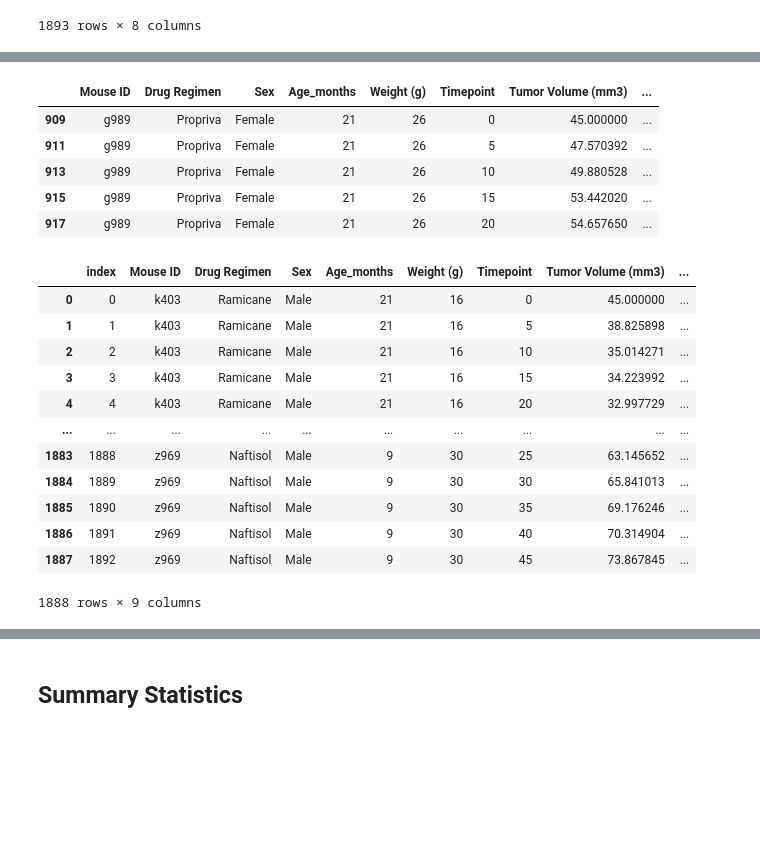
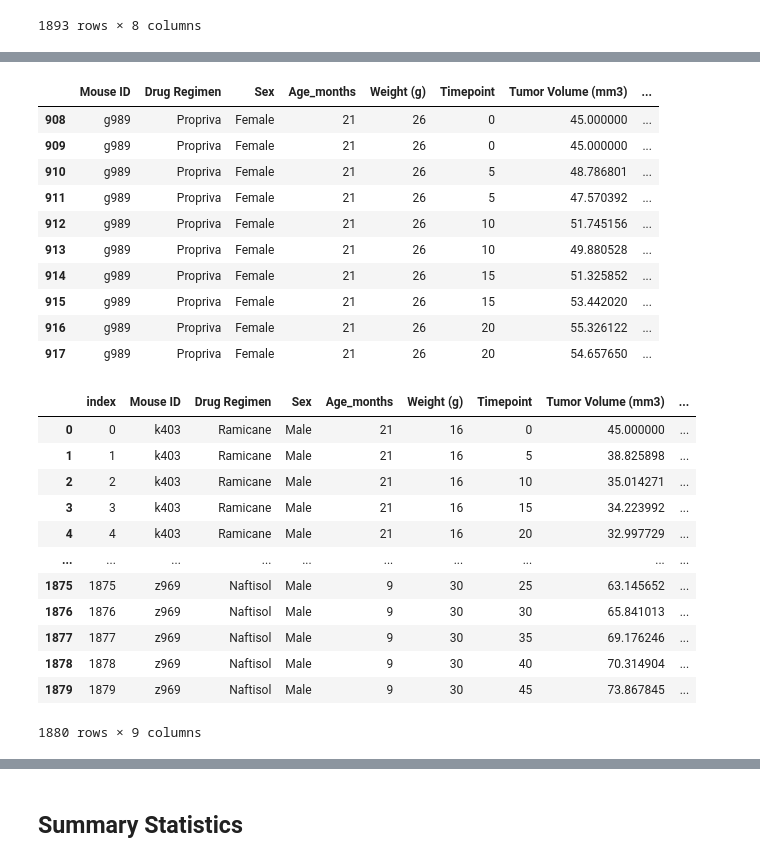
Before and after one commit to herzf012/pymaceuticals_inc, a Jupyter notebook: Pymaceuticals/pymaceuticals_starter.ipynb, the cells around one changed output, grey strips where cells are left out. Drawn from its saved outputs; the diff is of its cells as text; code cells hidden in the pictures; blank space fills up the shorter version.

```diff
--- a/Pymaceuticals/pymaceuticals_starter.ipynb
+++ b/Pymaceuticals/pymaceuticals_starter.ipynb
@@ -62,22 +62,27 @@ Total number of unique mice: 249
 # %%
 # Getting the duplicate mice by ID number that shows up for Mouse ID and Timepoint.
 # Optional: Get all the data for the duplicate mouse ID.
-duplicate_rows = mouse_study_results[mouse_study_results.duplicated(subset = ["Mouse ID", "Timepoint"], keep = "first") == True]
+duplicate_rows = mouse_study_results[mouse_study_results.duplicated(subset = ["Mouse ID", "Timepoint"], keep = False) == True]
 
 duplicate_rows
 # %% [output]
 |  | Mouse ID | Drug Regimen | Sex | Age_months | Weight (g) | Timepoint | Tumor Volume (mm3) | ... |
+| 908 | g989 | Propriva | Female | 21 | 26 | 0 | 45.000000 | ... |
 | 909 | g989 | Propriva | Female | 21 | 26 | 0 | 45.000000 | ... |
+| 910 | g989 | Propriva | Female | 21 | 26 | 5 | 48.786801 | ... |
 | 911 | g989 | Propriva | Female | 21 | 26 | 5 | 47.570392 | ... |
+| 912 | g989 | Propriva | Female | 21 | 26 | 10 | 51.745156 | ... |
 | 913 | g989 | Propriva | Female | 21 | 26 | 10 | 49.880528 | ... |
+| 914 | g989 | Propriva | Female | 21 | 26 | 15 | 51.325852 | ... |
 | 915 | g989 | Propriva | Female | 21 | 26 | 15 | 53.442020 | ... |
+| 916 | g989 | Propriva | Female | 21 | 26 | 20 | 55.326122 | ... |
 | 917 | g989 | Propriva | Female | 21 | 26 | 20 | 54.657650 | ... |
 # %%
 # Create a clean DataFrame by dropping the duplicate mouse by its ID.
-mouse_study_results = mouse_study_results.drop_duplicates(subset = ["Mouse ID", "Timepoint"])
+mouse_study_results = mouse_study_results[mouse_study_results["Mouse ID"] != "g989"]
 
 mouse_study_results = mouse_study_results.reset_index()
-
+mouse_study_results["index"] = mouse_study_results.index
 mouse_study_results
 # %% [output]
 |  | index | Mouse ID | Drug Regimen | Sex | Age_months | Weight (g) | Timepoint | Tumor Volume (mm3) | ... |
@@ -87,12 +92,12 @@ mouse_study_results
 | 3 | 3 | k403 | Ramicane | Male | 21 | 16 | 15 | 34.223992 | ... |
 | 4 | 4 | k403 | Ramicane | Male | 21 | 16 | 20 | 32.997729 | ... |
 | ... | ... | ... | ... | ... | ... | ... | ... | ... | ... |
-| 1883 | 1888 | z969 | Naftisol | Male | 9 | 30 | 25 | 63.145652 | ... |
-| 1884 | 1889 | z969 | Naftisol | Male | 9 | 30 | 30 | 65.841013 | ... |
-| 1885 | 1890 | z969 | Naftisol | Male | 9 | 30 | 35 | 69.176246 | ... |
-| 1886 | 1891 | z969 | Naftisol | Male | 9 | 30 | 40 | 70.314904 | ... |
-| 1887 | 1892 | z969 | Naftisol | Male | 9 | 30 | 45 | 73.867845 | ... |
+| 1875 | 1875 | z969 | Naftisol | Male | 9 | 30 | 25 | 63.145652 | ... |
+| 1876 | 1876 | z969 | Naftisol | Male | 9 | 30 | 30 | 65.841013 | ... |
+| 1877 | 1877 | z969 | Naftisol | Male | 9 | 30 | 35 | 69.176246 | ... |
+| 1878 | 1878 | z969 | Naftisol | Male | 9 | 30 | 40 | 70.314904 | ... |
+| 1879 | 1879 | z969 | Naftisol | Male | 9 | 30 | 45 | 73.867845 | ... |
-1888 rows × 9 columns
+1880 rows × 9 columns
 # %%
 # Checking the number of mice in the clean DataFrame.
 print(f"Total number of unique mice Ids: {len(mouse_study_results['Mouse ID'].unique())}")
```
Also changed, not shown: parts of 10 cells of this notebook.
